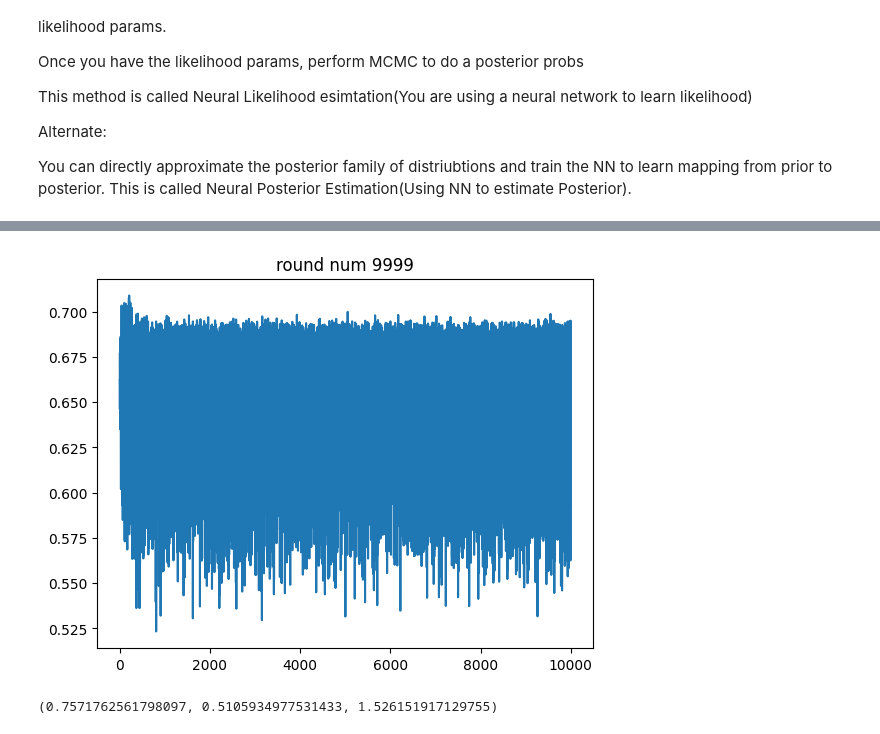
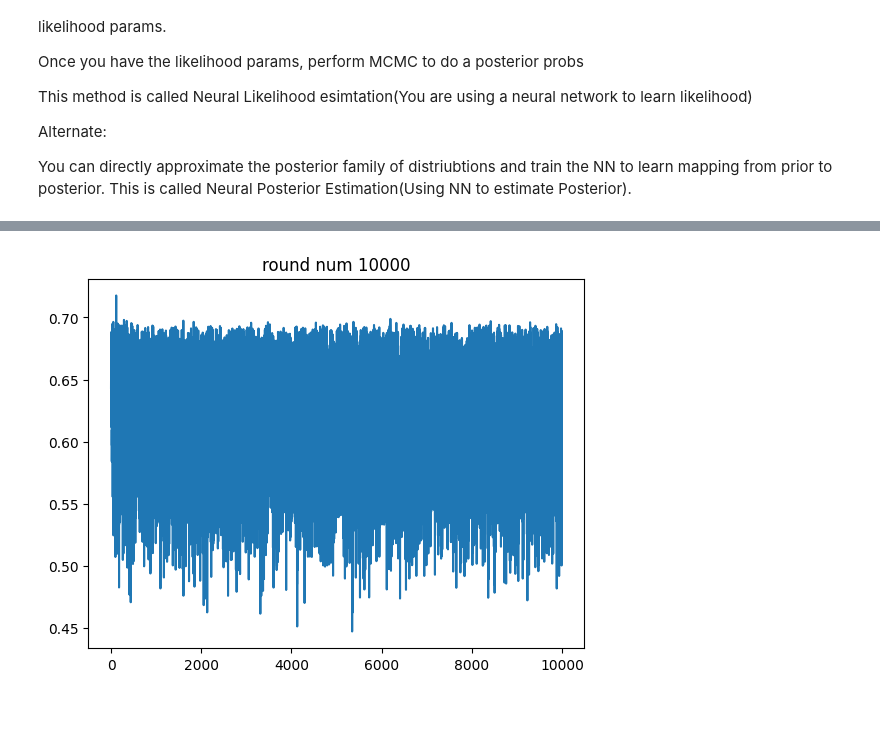
Before and after one commit to rakaar/ai_stats_notes, a Jupyter notebook: stats/bayesian.ipynb, the cells around one changed output, grey strips where cells are left out. Saved outputs shown, nothing was run; the diff lists cells and outputs as text; code cells hidden in the pictures.

```diff
--- a/stats/bayesian.ipynb
+++ b/stats/bayesian.ipynb
@@ -313,31 +313,27 @@ optimizer = torch.optim.Adam(model.parameters(), lr=0.001)
 # %%
 loss_arr = []
 
 for round in range(N_rounds):
     # data round
 
     round_params = params_arr[round,:]
     round_data = synthetic_data[round,:]
 
     param_tensor = torch.tensor(round_params, dtype=torch.float)
     nn_output = model(param_tensor)
 
     # cal loss
     optimizer.zero_grad()
 
     # q = p^ x  1 - p ^ (1 - X). compact notation of x = 1 with prob p and x = 0 with prob 1 - p
-    loss =  (-1/len(round_data)) * torch.sum(torch.log(nn_output) * torch.tensor(round_data) + torch.log(1-nn_output) * torch.tensor(1-round_data))
+    loss =  (-1/len(round_data)) * torch.sum(torch.log(nn_output + 1e-8) * torch.tensor(round_data) + torch.log(1-nn_output + 1e-8) * torch.tensor(1-round_data))
     # backprop
     loss.backward()
     optimizer.step()
 
     loss_arr.append(loss.item())
     if round % 100 == 0 or round == N_rounds - 1:
         clear_output(wait=True)
-        plt.plot(loss_arr); plt.title(f"round num {round}"); plt.show()
+        plt.plot(loss_arr); plt.title(f"round num {round+1}"); plt.show()
 # %% [output]
-[figure, old version]
+[figure, new version]
-# %%
-loss_arr[0],loss_arr[-1], max(loss_arr) - min(loss_arr)
-# %% [output]
-(0.7571762561798097, 0.5105934977531433, 1.526151917129755)
```
Also changed, not shown: parts of 3 cells of this notebook, 2 other files.
